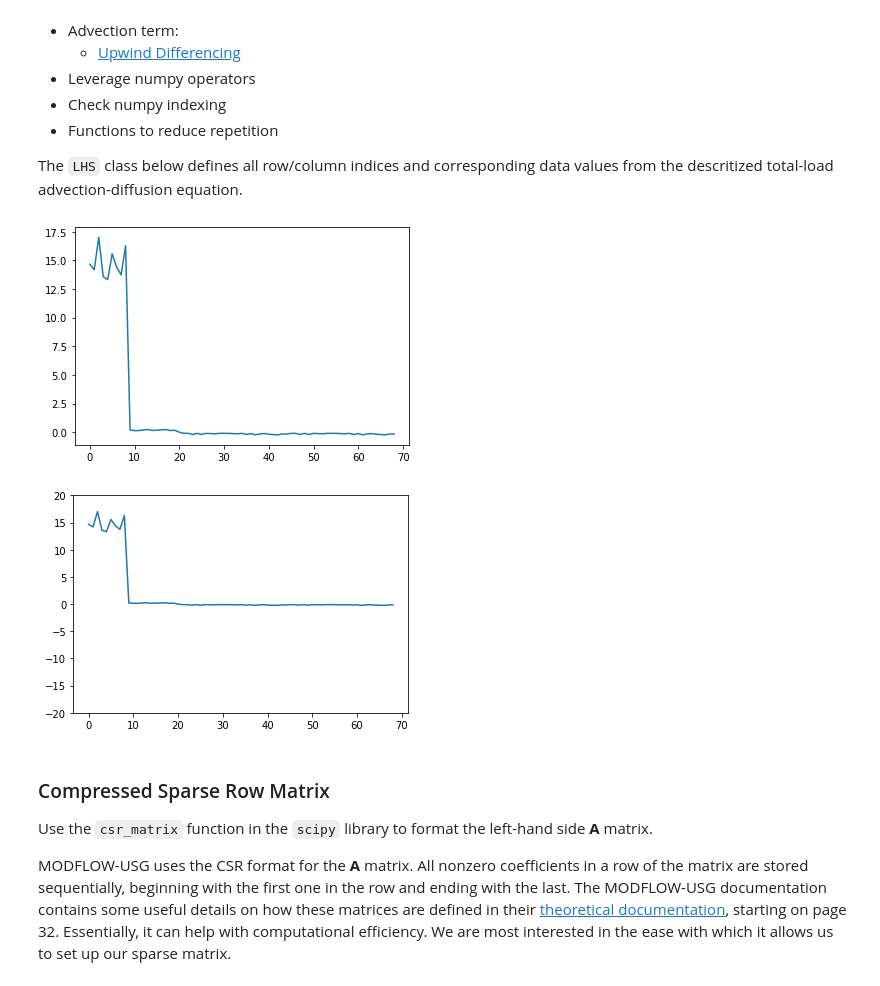
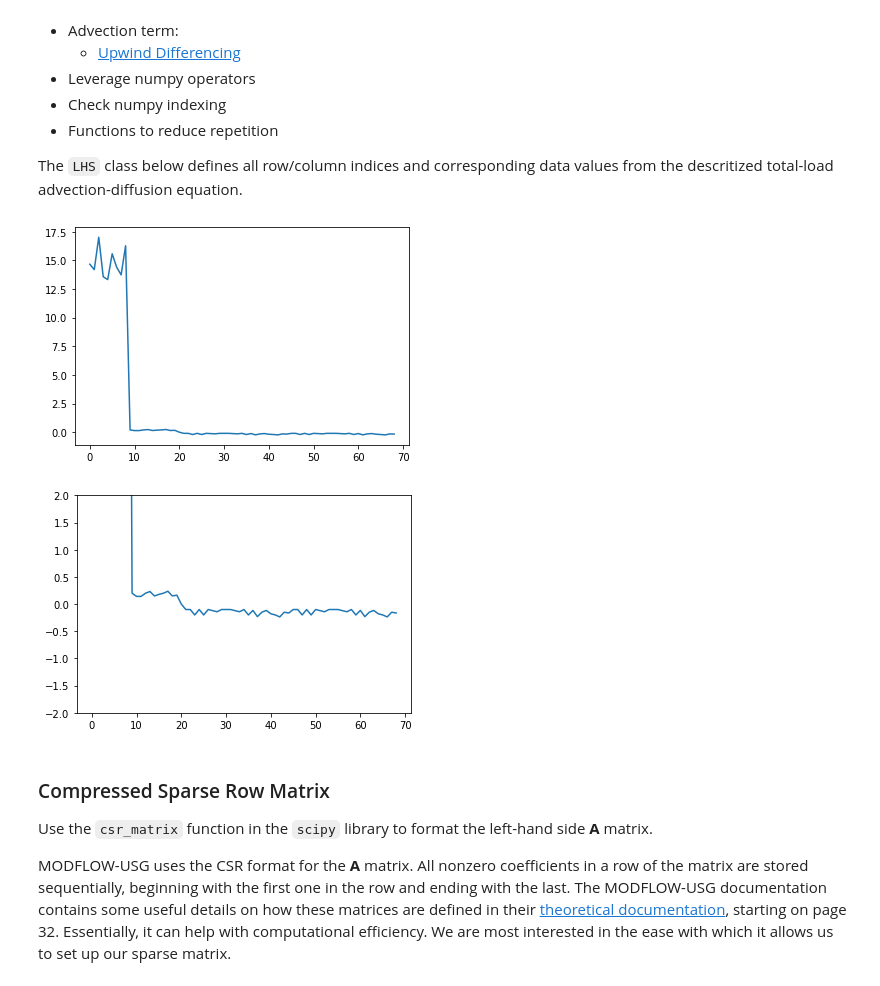
Before and after one commit to EcohydrologyTeam/ClearWater-riverine, a Jupyter notebook: examples/Sparse_Matrix_Framework.ipynb, the cells around one changed output. Cells and saved outputs as stored; diff of their text form; code cells hidden in the pictures.

Commit message:
plot variables

```diff
--- a/examples/Sparse_Matrix_Framework.ipynb
+++ b/examples/Sparse_Matrix_Framework.ipynb
@@ -118,8 +118,8 @@ class LHS:
         t: timestep index
         '''
 
-        flow_out_indices = np.where(ds['advection_coeff'][t] < 0)[0]
-        flow_in_indices = np.where(ds['advection_coeff'][t] > 0)[0]
+        flow_out_indices = np.where(ds['advection_coeff'][t] > 0)[0]
+        flow_in_indices = np.where(ds['advection_coeff'][t] < 0)[0]
 
         # initialize arrays that will define the sparse matrix
         len_val = len(ds['nedge']) * 2 + len(ds['nface']) + len(flow_in_indices) + len(flow_out_indices) * 2
@@ -140,8 +140,8 @@ class LHS:
 
 
         ###### advection - sometimes on-diagonal, sometimes off-diagonal.
-        flow_out_indices = np.where(ds['advection_coeff'][t] < 0)[0]
-        flow_in_indices = np.where(ds['advection_coeff'][t] > 0)[0]
+        flow_out_indices = np.where(ds['advection_coeff'][t] > 0)[0]
+        flow_in_indices = np.where(ds['advection_coeff'][t] < 0)[0]
 
 
         if len(flow_in_indices) > 0:
@@ -206,13 +206,13 @@ lhs.updateValues(ds_zarr, params, t)
 # %%
 import matplotlib.pyplot as plt
 plt.plot(lhs.coef)
 plt.show()
 plt.plot(lhs.coef)
-plt.ylim(-20,20)
+plt.ylim(-2,2)
 plt.show()
 # %% [output]
 [figure]
-[figure, old version]
+[figure, new version]
 # %% [markdown]
 ### Compressed Sparse Row Matrix
 
```
Also changed, not shown: parts of 3 cells of this notebook, 1 other file.
